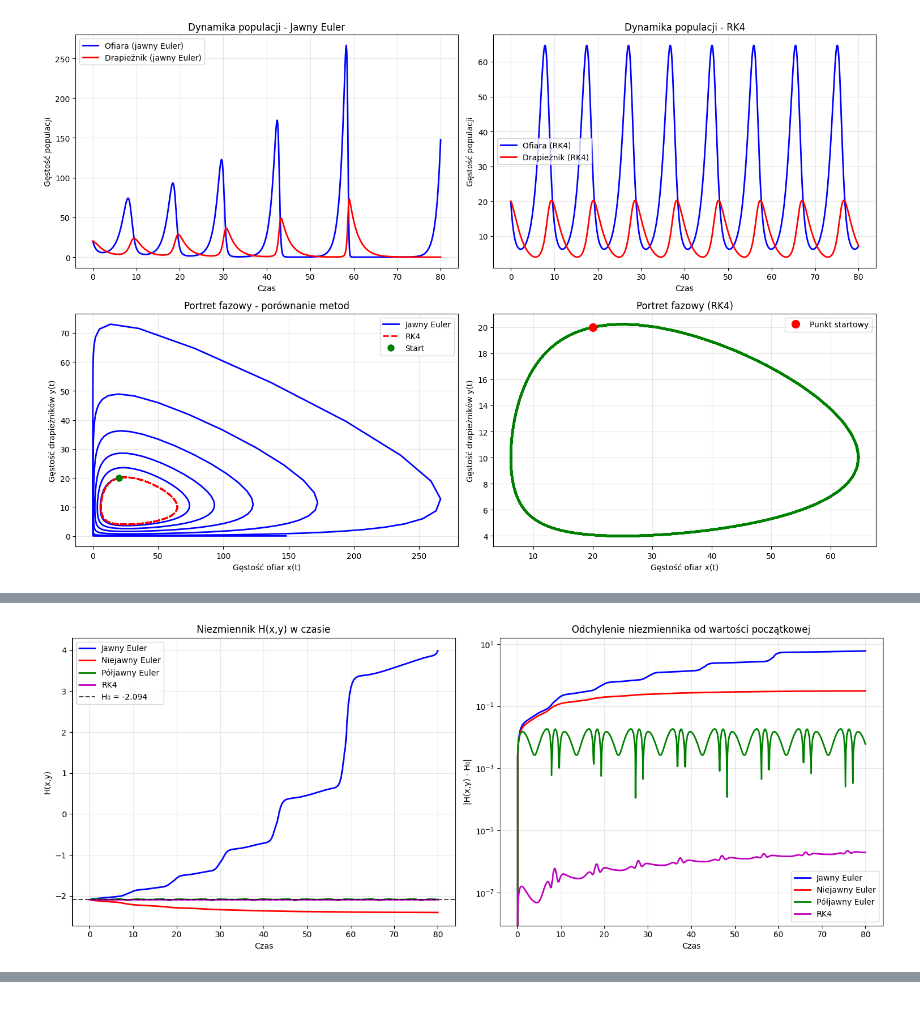
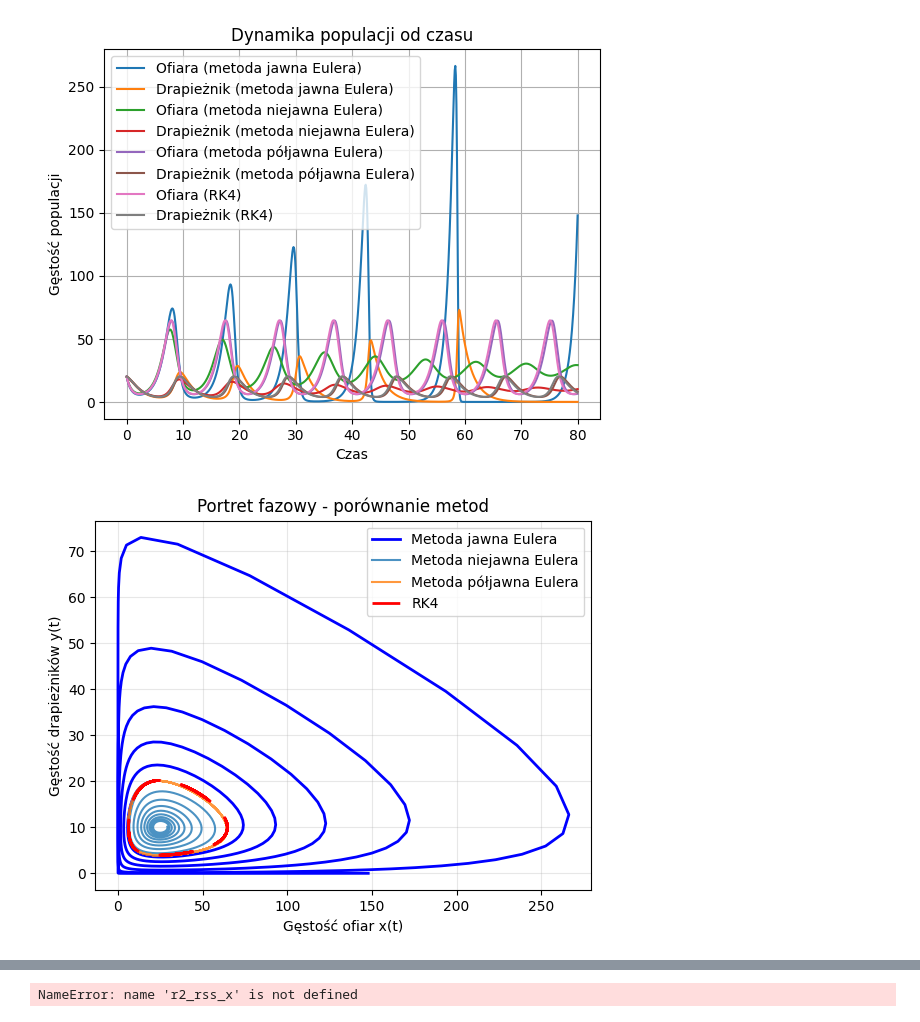
Before and after one commit to FalcO0O/MOWNiT, a Jupyter notebook: Lab_10/main.ipynb, the cells around one changed output, grey strips where cells are left out. Cells and saved outputs as stored; diff of their text form; code cells hidden in the pictures.

```diff
--- a/Lab_10/main.ipynb
+++ b/Lab_10/main.ipynb
@@ -69,55 +69,34 @@ for k in range(N):
     sol_rk4[k+1] = sol_rk4[k] + (h/6)*(k1 + 2*k2 + 2*k3 + k4)
 
 # rysowanie wykresów populacji
-plt.figure(figsize=(15, 10))
-
-plt.subplot(2, 2, 1)
-plt.plot(t, sol_exp[:,0], 'b-', label='Ofiara (jawny Euler)', linewidth=2)
-plt.plot(t, sol_exp[:,1], 'r-', label='Drapieżnik (jawny Euler)', linewidth=2)
+plt.figure()
+plt.plot(t, sol_exp[:,0], label='Ofiara (metoda jawna Eulera)')
+plt.plot(t, sol_exp[:,1], label='Drapieżnik (metoda jawna Eulera)')
+plt.plot(t, sol_imp[:,0], label='Ofiara (metoda niejawna Eulera)')
+plt.plot(t, sol_imp[:,1], label='Drapieżnik (metoda niejawna Eulera)')
+plt.plot(t, sol_semi[:,0], label='Ofiara (metoda półjawna Eulera)')
+plt.plot(t, sol_semi[:,1], label='Drapieżnik (metoda półjawna Eulera)')
+plt.plot(t, sol_rk4[:,0], label='Ofiara (RK4)')
+plt.plot(t, sol_rk4[:,1], label='Drapieżnik (RK4)')
 plt.xlabel('Czas')
 plt.ylabel('Gęstość populacji')
 plt.legend()
-plt.title('Dynamika populacji - Jawny Euler')
-plt.grid(True, alpha=0.3)
-
-plt.subplot(2, 2, 2)
-plt.plot(t, sol_rk4[:,0], 'b-', label='Ofiara (RK4)', linewidth=2)
-plt.plot(t, sol_rk4[:,1], 'r-', label='Drapieżnik (RK4)', linewidth=2)
-plt.xlabel('Czas')
-plt.ylabel('Gęstość populacji')
-plt.legend()
-plt.title('Dynamika populacji - RK4')
-plt.grid(True, alpha=0.3)
+plt.title('Dynamika populacji od czasu')
+plt.grid(True)
+plt.show()
 
 # Portret fazowy dla różnych metod
-plt.subplot(2, 2, 3)
-plt.plot(sol_exp[:,0], sol_exp[:,1], 'b-', label='Jawny Euler', linewidth=2)
-plt.plot(sol_rk4[:,0], sol_rk4[:,1], 'r--', label='RK4', linewidth=2)
-plt.plot(x0, y0, 'go', markersize=8, label='Start')
+plt.plot(sol_exp[:,0], sol_exp[:,1], 'b-', label='Metoda jawna Eulera', linewidth=2)
+plt.plot(sol_imp[:, 0], sol_imp[:, 1], label='Metoda niejawna Eulera', alpha=0.8)
+plt.plot(sol_semi[:, 0], sol_semi[:, 1], label='Metoda półjawna Eulera', alpha=0.8)
+rk4, = plt.plot(sol_rk4[:,0], sol_rk4[:,1], 'r--', label='RK4', linewidth=2)
+rk4.set_dashes([10, 10])
 plt.xlabel('Gęstość ofiar x(t)')
 plt.ylabel('Gęstość drapieżników y(t)')
 plt.title('Portret fazowy - porównanie metod')
 plt.legend()
 plt.grid(True, alpha=0.3)
-
-plt.subplot(2, 2, 4)
-plt.plot(sol_rk4[:,0], sol_rk4[:,1], 'g-', linewidth=3)
-plt.plot(x0, y0, 'ro', markersize=10, label='Punkt startowy')
-plt.xlabel('Gęstość ofiar x(t)')
-plt.ylabel('Gęstość drapieżników y(t)')
-plt.title('Portret fazowy (RK4)')
-plt.legend()
-plt.grid(True, alpha=0.3)
-
-plt.tight_layout()
 plt.show()
-
-print("Interpretacja fizyczna portretu fazowego:")
-print("- Zamknięta orbita reprezentuje cykliczne zmiany w populacjach")
-print("- Gdy populacja ofiar rośnie → populacja drapieżników rośnie z opóźnieniem")
-print("- Duża populacja drapieżników → spadek populacji ofiar")
-print("- Mała populacja ofiar → spadek populacji drapieżników")
-print("- Cykl się powtarza, tworząc stabilną orbitę")
 
 # b) Punkty stacjonarne
 print("\n" + "="*50)
@@ -462,31 +441,32 @@ print(f"- Populacja rysi:    {mae_y:.2f}")
 
 print("\n" + "="*50)
 print("INTERPRETACJA BIOLOGICZNA PARAMETRÓW")
 print("="*50)
 print(f"α₁ = {result_rss.x[0]:.4f} - tempo wzrostu zająców bez drapieżników")
 print(f"α₂ = {result_rss.x[1]:.4f} - tempo wymierania rysi bez ofiar")
 print(f"β₁ = {result_rss.x[2]:.4f} - wpływ rysi na śmiertelność zająców")
 print(f"β₂ = {result_rss.x[3]:.4f} - wpływ zająców na rozród rysi")
 
 # Obliczenie punktu równowagi dla dopasowanych parametrów
 x_eq_fit = result_rss.x[1] / result_rss.x[3]  # α₂/β₂
 y_eq_fit = result_rss.x[0] / result_rss.x[2]  # α₁/β₁
 
 print(f"\nPunkt równowagi dla dopasowanych parametrów:")
 print(f"- Zające: {x_eq_fit:.1f}")
 print(f"- Rysie:  {y_eq_fit:.1f}")
 
 print("\n" + "="*60)
 print("WNIOSKI KOŃCOWE")
 print("="*60)
 print("1. Model Lotki-Volterry dobrze opisuje oscylacyjną dynamikę populacji")
 print("2. RK4 zapewnia najlepszą stabilność numeryczną i zachowanie niezmienników")
 print("3. Dane rzeczywiste z pliku LynxHare.txt zostały pomyślnie wczytane")
 print("4. Dopasowanie parametrów:")
 print(f"   - R² dla zająców: {r2_rss_x:.3f}")
 print(f"   - R² dla rysi: {r2_rss_y:.3f}")
 print("5. Model capturing cykliczne zmiany populacji drapieżnik-ofiara")
 print("6. Punkt równowagi wskazuje na stabilne współistnienie populacji")
 print("="*60)
 # %% [output]
-[figure, old version]
+[figure, new version]
+[figure, new version]
@@ -507,4 +487,3 @@ x'(α₁ - β₁y) = 0
 ==================================================
 Niezmiennik H(x,y) = β₂x + β₁y - α₂ln(x) - α₁ln(y)
 Wartość początkowa H₀ = -2.093598
-[figure, old version]
@@ -545,0 +513 @@ Błąd średniokwadratowy (RMSE):
+NameError: name 'r2_rss_x' is not defined
```
Also changed, not shown: parts of 1 cell of this notebook.
